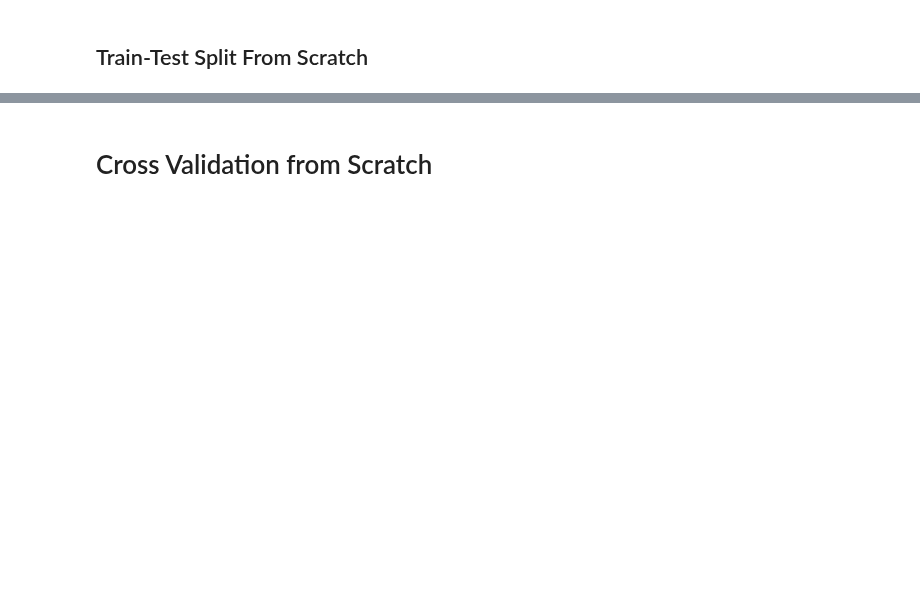
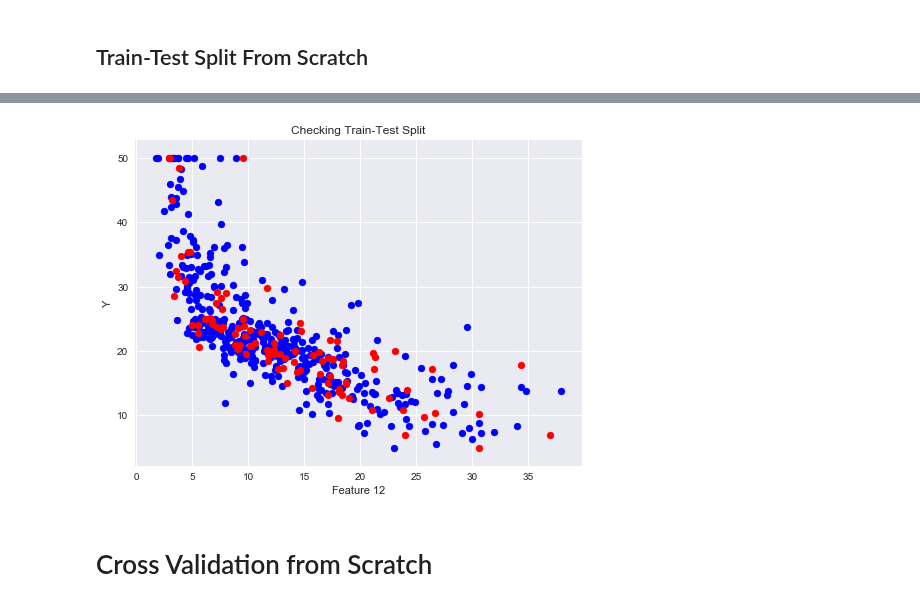
Before and after one commit to ZWMiller/machine_learning_from_scratch, a Jupyter notebook: notebooks/assorted_algorithms/train_test_and_cross_validation.ipynb, the cells around one changed output, grey strips where cells are left out. Saved outputs shown, nothing was run; the diff lists cells and outputs as text; code cells hidden in the pictures; blank space fills up the shorter version.

```diff
--- a/notebooks/assorted_algorithms/train_test_and_cross_validation.ipynb
+++ b/notebooks/assorted_algorithms/train_test_and_cross_validation.ipynb
@@ -82,3 +110,7 @@ plot_single_feature_vs_label(X_train, X_test, y_train, y_test, feature_num=12)
+# %%
+plot_single_feature_vs_label(X_train, X_test, y_train, y_test, feature_num=12)
+# %% [output]
+[figure, added]
 # %% [markdown]
 # Cross Validation from Scratch
 # %%
```
Also changed, not shown: parts of 15 cells of this notebook, 29 other files.
